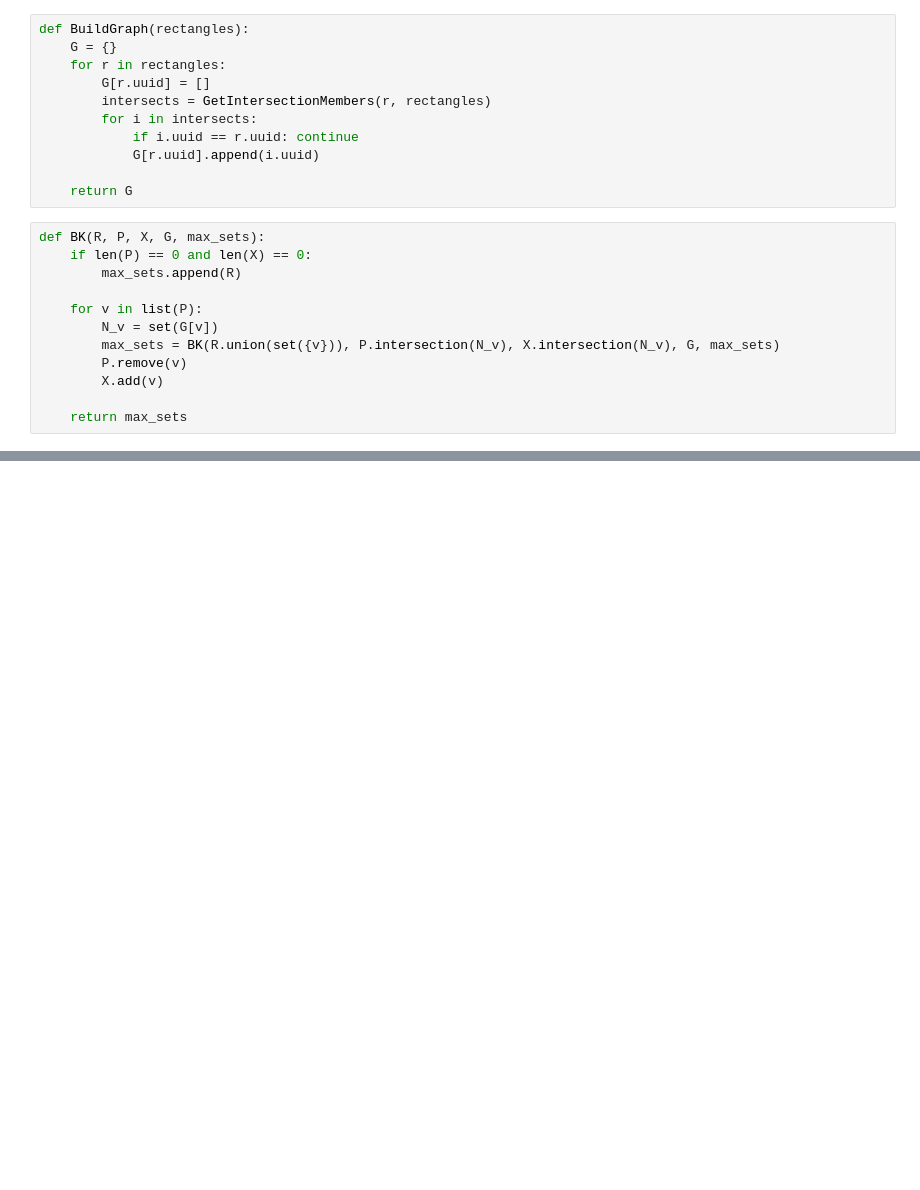
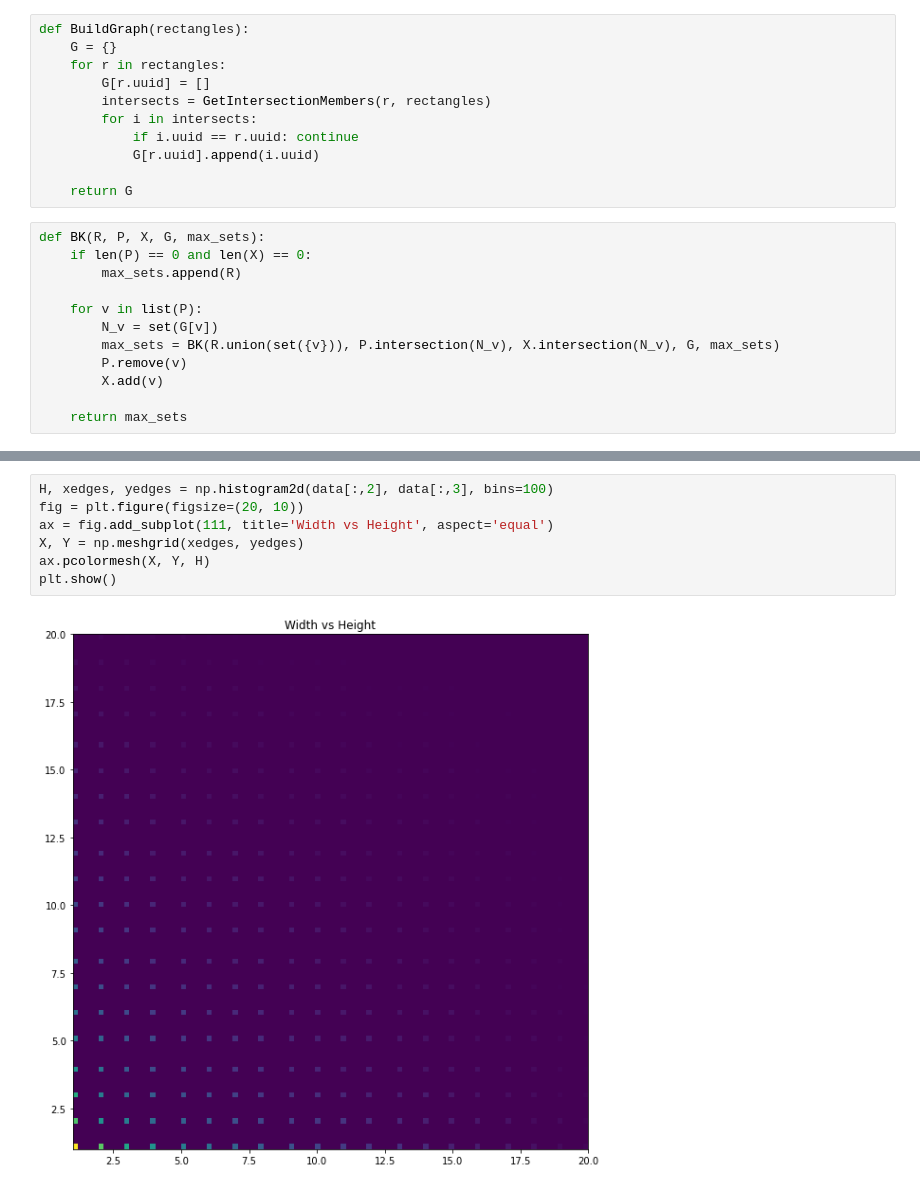
Before and after one commit to benkmoore/inscribe_test, a Jupyter notebook: RectangleChallenge-BK.ipynb, the cells around one changed output, grey strips where cells are left out. Cells and saved outputs as stored; diff of their text form; blank space fills up the shorter version.

```diff
--- a/RectangleChallenge-BK.ipynb
+++ b/RectangleChallenge-BK.ipynb
@@ -116,0 +200,9 @@ BK(R, P, X, G, max_sets)
+# %%
+H, xedges, yedges = np.histogram2d(data[:,2], data[:,3], bins=100)
+fig = plt.figure(figsize=(20, 10))
+ax = fig.add_subplot(111, title='Width vs Height', aspect='equal')
+X, Y = np.meshgrid(xedges, yedges)
+ax.pcolormesh(X, Y, H)
+plt.show()
+# %% [output]
+[figure, added]
```
Also changed, not shown: parts of 19 cells of this notebook.
